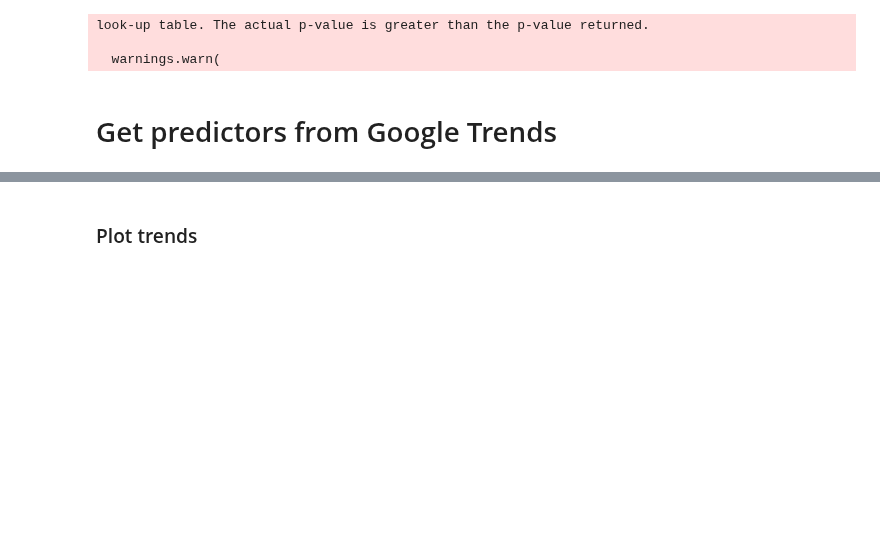
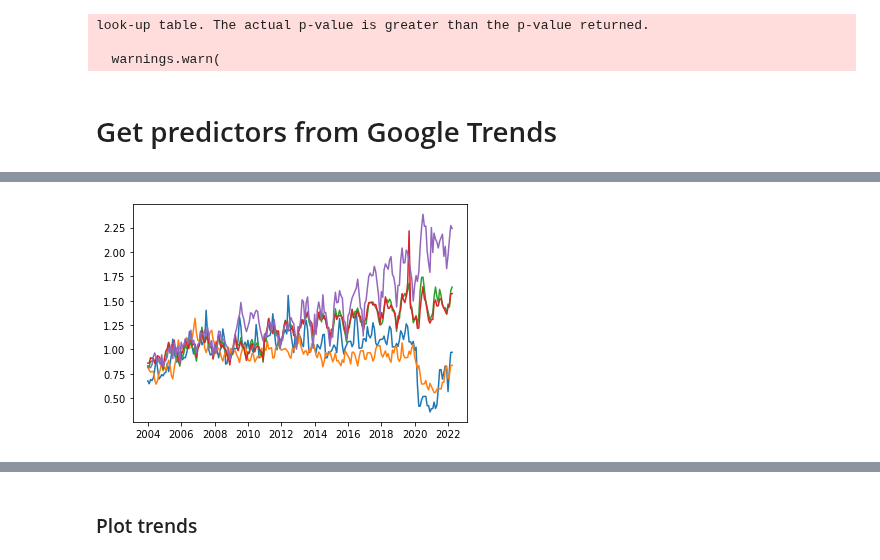
Before and after one commit to ubco-mds-2021-labs/capstone-project-googletrends_capstone, a Jupyter notebook: src/notebooks/gdp_notebook.ipynb, the cells around one changed output, grey strips where cells are left out. Cells and saved outputs as stored; diff of their text form; code cells hidden in the pictures; blank space fills up the shorter version.

```diff
--- a/src/notebooks/gdp_notebook.ipynb
+++ b/src/notebooks/gdp_notebook.ipynb
@@ -202,0 +276,5 @@ for i, keyword in enumerate(keywords_lst[0:2]):
+# %%
+plt.plot(np.exp(new[new.columns[0:5]]))
+plt.show()
+# %% [output]
+[figure, added]
```
Also changed, not shown: parts of 13 cells of this notebook, 6 other files.
